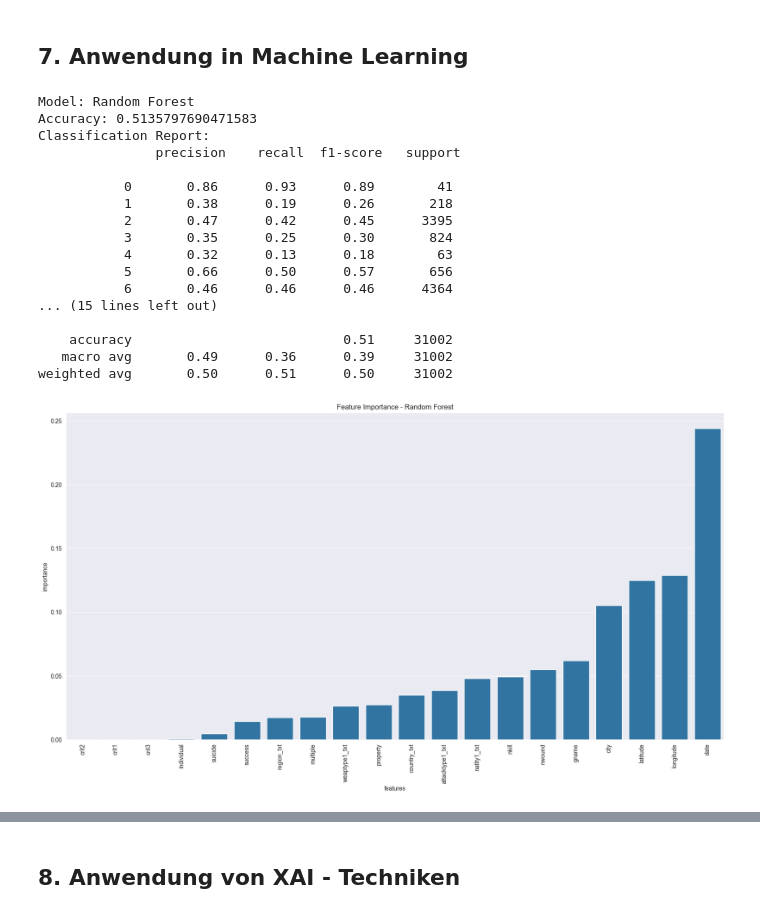
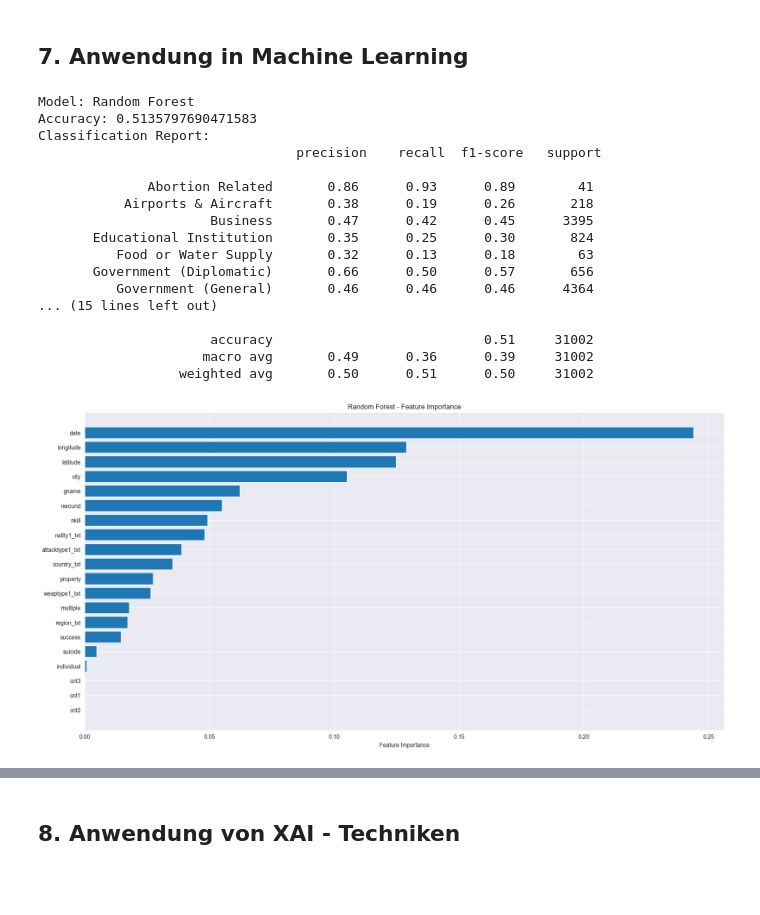
Before and after one commit to rieseflo/GTD, a Jupyter notebook: GTD.ipynb, the cells around one changed output, grey strips where cells are left out. Saved outputs shown, nothing was run; the diff lists cells and outputs as text; code cells hidden in the pictures; blank space fills up the shorter version.

```diff
--- a/GTD.ipynb
+++ b/GTD.ipynb
@@ -857,29 +856,51 @@ from sklearn.model_selection import train_test_split
 from sklearn.preprocessing import LabelEncoder
 from sklearn.ensemble import RandomForestClassifier
 from sklearn.linear_model import LogisticRegression
-from sklearn.svm import SVC
+import xgboost as xgb
 from sklearn.metrics import classification_report, accuracy_score, confusion_matrix
-import xgboost as xgb
 import seaborn as sns
 import matplotlib.pyplot as plt
+import pandas as pd
+
+# Wiederverwendbare Funktion zur Generierung von Plots
+def showPlot(pltArguments, seabornPlot, seabornArguments=None, seabornNamedArguments=None):
+    plt.figure(figsize=(20,10))
+    plt.xticks(rotation=90)
+    for key, value in pltArguments.items():
+        getattr(plt, key)(value)
+    if seabornArguments:
+        for key, value in seabornArguments.items():
+            getattr(sns, key)(value)
+    if seabornNamedArguments:
+        getattr(sns, seabornPlot)(**seabornNamedArguments)
+    else:
+        getattr(sns, seabornPlot)()
+    plt.show()
+
+# Vor der Kodierung den ursprünglichen Zielwert speichern
+y_original = df_final['targtype1_txt'].values  # Speichere den ursprünglichen Zielwert
 
 # LabelEncoder für Zielvariable (targtype1_txt)
 label_encoder = LabelEncoder()
 df_final['targtype1_txt_encoded'] = label_encoder.fit_transform(df_final['targtype1_txt'])
 
-# Kategorische Spalten (außer der Zielvariable) für Features codieren
+# Kategorische Spalten für Features kodieren
 categorical_columns = [
     'country_txt',
     'region_txt',
     'attacktype1_txt',
-    'targtype1_txt',
     'natlty1_txt',
     'gname',
     'weaptype1_txt',
     'city'
 ]
+
+# Verwende separate Encoder für die Features
+feature_encoders = {}
 for col in categorical_columns:
-    df_final[col] = label_encoder.fit_transform(df_final[col])
+    encoder = LabelEncoder()
+    df_final[col] = encoder.fit_transform(df_final[col])
+    feature_encoders[col] = encoder  # Speichere den Encoder für zukünftige Verwendung
 
 # Features und Zielvariable definieren
 X = df_final.drop(columns=['targtype1_txt', 'targtype1_txt_encoded'])
@@ -904,60 +925,62 @@ for model_name, model in models.items():
     # Vorhersagen auf den Testdaten
     y_pred = model.predict(X_test)
 
+    # Dekodieren der Vorhersagen und des Testziels
+    y_pred_original = label_encoder.inverse_transform(y_pred)
+    y_test_original = label_encoder.inverse_transform(y_test)
+
     # Berechnung der Performance-Metriken
-    accuracy = accuracy_score(y_test, y_pred)
-
-    # Zurückübersetzen der numerischen Vorhersagen und Testdaten in Originalklassen
-    y_test_original = label_encoder.inverse_transform(y_test)
-    y_pred_original = label_encoder.inverse_transform(y_pred)
+    accuracy = accuracy_score(y_test_original, y_pred_original)
 
     # Erstellen des Classification Reports und der Confusion Matrix
     report = classification_report(y_test_original, y_pred_original)
     cm = confusion_matrix(y_test_original, y_pred_original)
 
     results[model_name] = {
         "Accuracy": accuracy,
         "Classification Report": report,
         "Confusion Matrix": cm
     }
 
     # Performance vergleichen
     print(f"Model: {model_name}")
     print(f"Accuracy: {accuracy}")
     print(f"Classification Report:\n {report}")
 
+    # Feature Importance visualisieren
     try:
-        # Feature Importance
         if hasattr(model, 'feature_importances_'):
             importance = model.feature_importances_
             sorted_idx = importance.argsort()
-            seabornNamedArguments = {"x": X.columns, "y": model.feature_importances_, "order": X.columns[sorted_idx]}
-            pltArguments = {"title": f"Feature Importance - {model_name}", "xlabel": "features", "ylabel": "importance"}
-            showPlot(pltArguments, "barplot", seabornNamedArguments=seabornNamedArguments)
+
+            plt.figure(figsize=(20,10))
+            plt.barh(X.columns[sorted_idx], importance[sorted_idx])
+            plt.xlabel("Feature Importance")
+            plt.title(f"{model_name} - Feature Importance")
+            plt.show()
         else:
             print(f"{model_name} hat keine Feature Importance")
     except Exception as e:
-        print(f"an error occured for {model_name}")
-        e
+        print(f"An error occurred for {model_name}: {e}")
 # %% [output]
 Model: Random Forest
 Accuracy: 0.5135797690471583
 Classification Report:
-               precision    recall  f1-score   support
+                                 precision    recall  f1-score   support
 
-           0       0.86      0.93      0.89        41
-           1       0.38      0.19      0.26       218
-           2       0.47      0.42      0.45      3395
-           3       0.35      0.25      0.30       824
-           4       0.32      0.13      0.18        63
-           5       0.66      0.50      0.57       656
-           6       0.46      0.46      0.46      4364
+              Abortion Related       0.86      0.93      0.89        41
+           Airports & Aircraft       0.38      0.19      0.26       218
+                      Business       0.47      0.42      0.45      3395
+       Educational Institution       0.35      0.25      0.30       824
+          Food or Water Supply       0.32      0.13      0.18        63
+       Government (Diplomatic)       0.66      0.50      0.57       656
+          Government (General)       0.46      0.46      0.46      4364
 ... (15 lines left out)
 
-    accuracy                           0.51     31002
-   macro avg       0.49      0.36      0.39     31002
-weighted avg       0.50      0.51      0.50     31002
+                      accuracy                           0.51     31002
+                     macro avg       0.49      0.36      0.39     31002
+                  weighted avg       0.50      0.51      0.50     31002
-[figure, old version]
+[figure, new version]
 Model: XGBoost
 Accuracy: 0.5064189407135024
 Classification Report:
```
Also changed, not shown: parts of 5 cells of this notebook, 1 other file.
